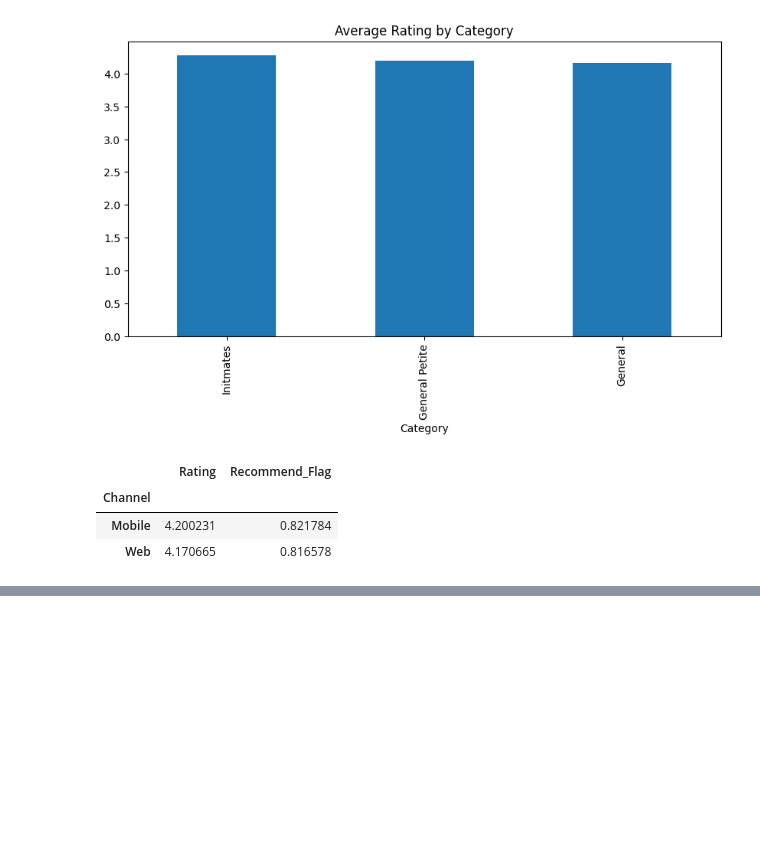
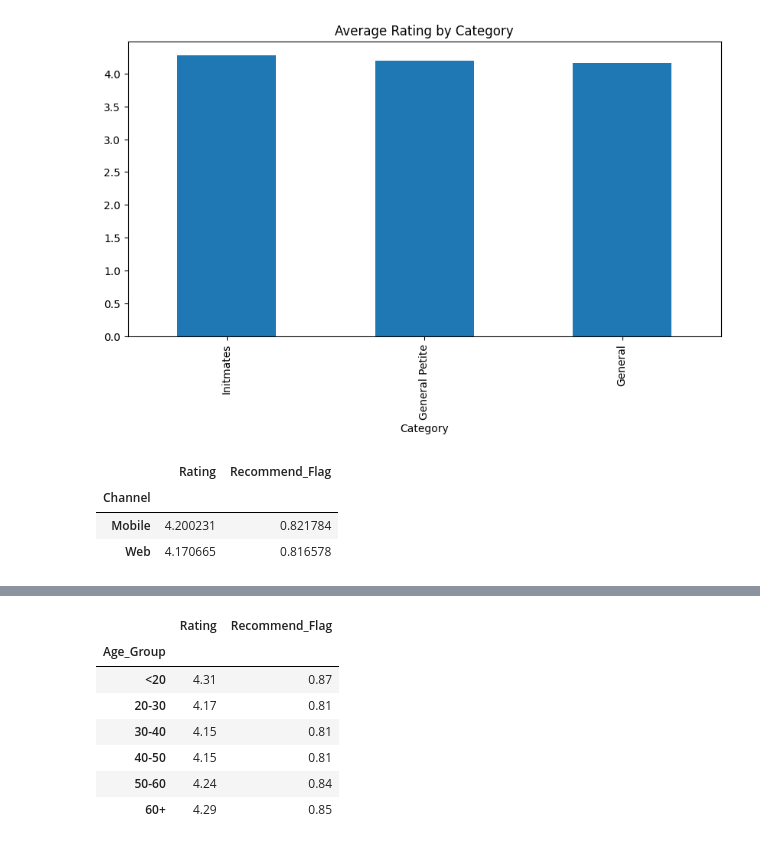
Before and after one commit to Adi46878/women-clothing-review-analytics, a Jupyter notebook: Women_Clothing_Review_Analytics.ipynb, the cells around one changed output, grey strips where cells are left out. Cells and saved outputs as stored; diff of their text form; code cells hidden in the pictures; blank space fills up the shorter version.

```diff
--- a/Women_Clothing_Review_Analytics.ipynb
+++ b/Women_Clothing_Review_Analytics.ipynb
@@ -226,0 +262,13 @@ df.groupby('Channel')[['Rating', 'Recommend_Flag']].mean()
+# %%
+age_analysis = df.groupby('Age_Group')[['Rating', 'Recommend_Flag']].mean().round(2)
+# %%
+age_analysis
+# %% [output]
+|  | Rating | Recommend_Flag |
+| Age_Group |  |  |
+| <20 | 4.31 | 0.87 |
+| 20-30 | 4.17 | 0.81 |
+| 30-40 | 4.15 | 0.81 |
+| 40-50 | 4.15 | 0.81 |
+| 50-60 | 4.24 | 0.84 |
+| 60+ | 4.29 | 0.85 |
```
Also changed, not shown: parts of 7 cells of this notebook.
